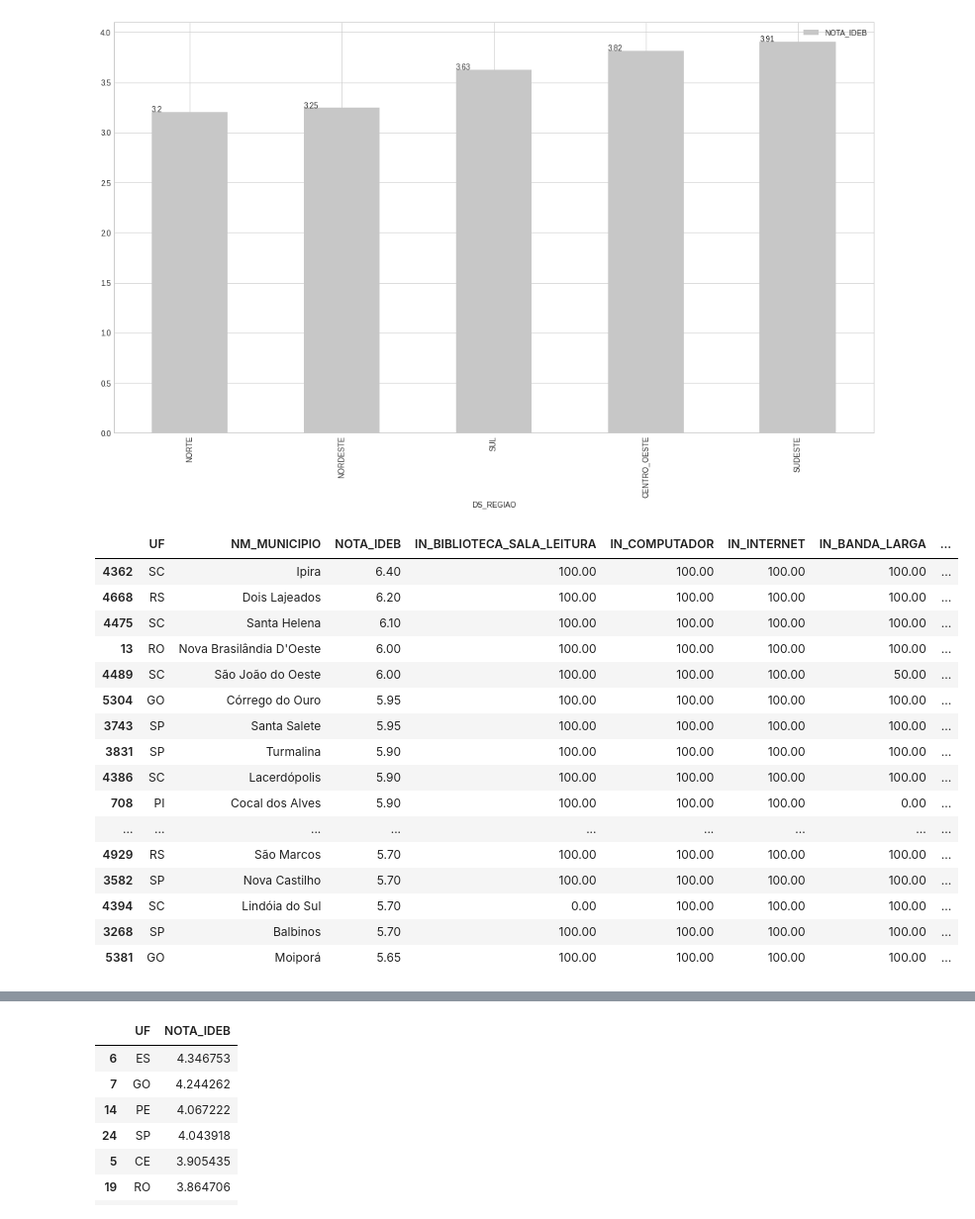
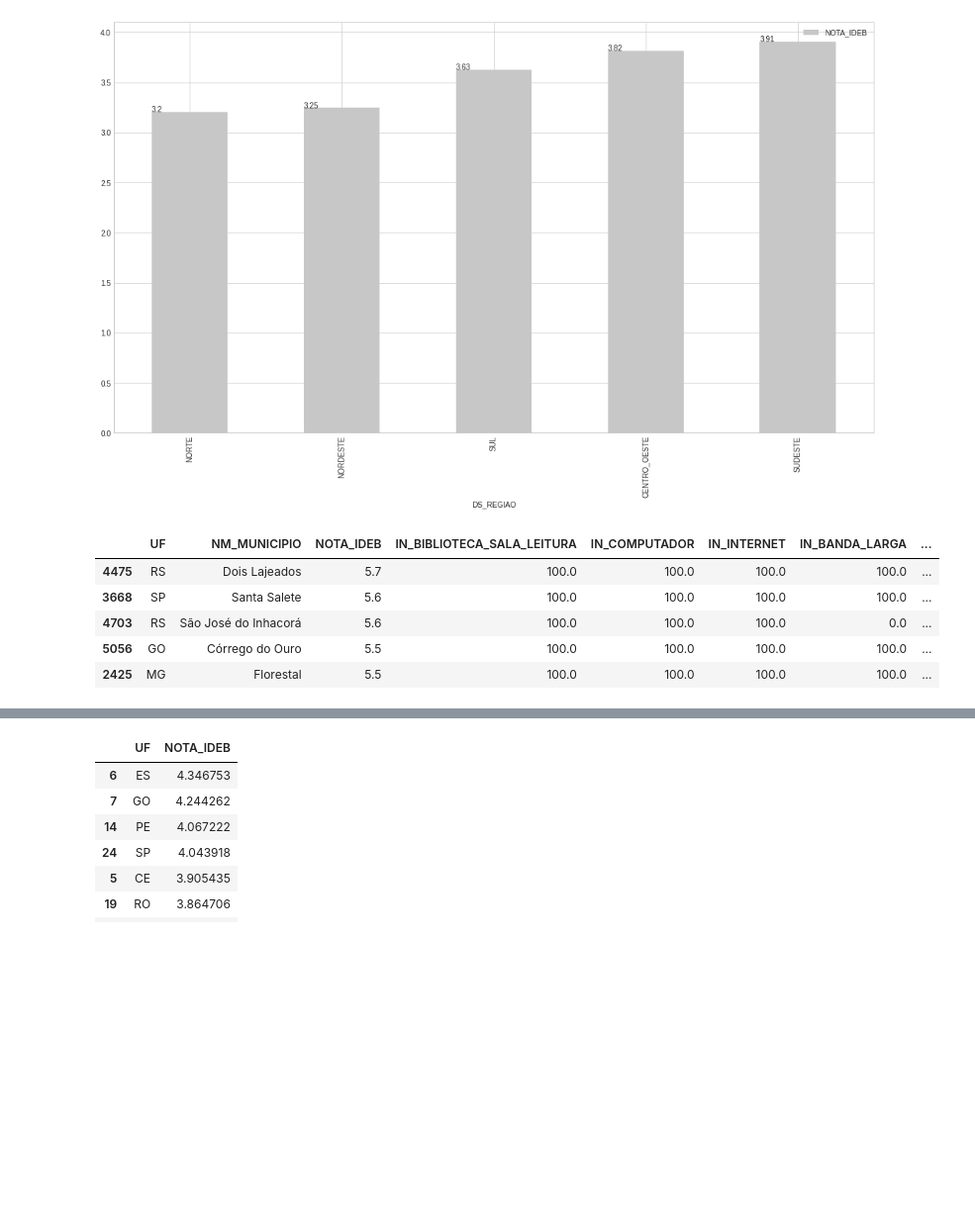
Before and after one commit to matteushc/tcc, a Jupyter notebook: 07-juncao_dados.ipynb, the cells around one changed output, grey strips where cells are left out. Shown: that part at 99% size. Cells and saved outputs as stored; diff of their text form; code cells hidden in the pictures; blank space fills up the shorter version.

```diff
--- a/07-juncao_dados.ipynb
+++ b/07-juncao_dados.ipynb
@@ -409,46 +379,35 @@ for p in ax.patches:
 # %%
 final[
         [
          'UF',
          'NM_MUNICIPIO',
          'NOTA_IDEB',
          'IN_BIBLIOTECA_SALA_LEITURA',
          'IN_COMPUTADOR',
          'IN_INTERNET',
          'IN_BANDA_LARGA',
          'IN_LABORATORIO_CIENCIAS',
          'IN_LABORATORIO_INFORMATICA',
          'IN_QUADRA_ESPORTES',
          'IN_AREA_VERDE',
          'IN_DEPENDENCIAS_PNE',
          'IN_LIXO_RECICLA',
          'IN_04_NIVEL_SUPERIOR_COMPLETO',
          'IN_05_POS_GRADUACAO',
          'IN_06_MESTRADO',
          'IN_07_DOUTORADO',
          'VL_DESPESA_PAG_ED_CID',
-         'PROP_EDU_INV'
+         'VL_RECEITA_CID'
         ]
     ] \
-    [final['NOTA_IDEB'] > 5].sort_values(by=['NOTA_IDEB'], ascending=False).head(20)
+    [final['NOTA_IDEB'] > 5].sort_values(by=['NOTA_IDEB'], ascending=False).head()
 # %% [output]
 |  | UF | NM_MUNICIPIO | NOTA_IDEB | IN_BIBLIOTECA_SALA_LEITURA | IN_COMPUTADOR | IN_INTERNET | IN_BANDA_LARGA | ... |
-| 4362 | SC | Ipira | 6.40 | 100.00 | 100.00 | 100.00 | 100.00 | ... |
-| 4668 | RS | Dois Lajeados | 6.20 | 100.00 | 100.00 | 100.00 | 100.00 | ... |
-| 4475 | SC | Santa Helena | 6.10 | 100.00 | 100.00 | 100.00 | 100.00 | ... |
-| 13 | RO | Nova Brasilândia D'Oeste | 6.00 | 100.00 | 100.00 | 100.00 | 100.00 | ... |
-| 4489 | SC | São João do Oeste | 6.00 | 100.00 | 100.00 | 100.00 | 50.00 | ... |
-| 5304 | GO | Córrego do Ouro | 5.95 | 100.00 | 100.00 | 100.00 | 100.00 | ... |
-| 3743 | SP | Santa Salete | 5.95 | 100.00 | 100.00 | 100.00 | 100.00 | ... |
-| 3831 | SP | Turmalina | 5.90 | 100.00 | 100.00 | 100.00 | 100.00 | ... |
-| 4386 | SC | Lacerdópolis | 5.90 | 100.00 | 100.00 | 100.00 | 100.00 | ... |
-| 708 | PI | Cocal dos Alves | 5.90 | 100.00 | 100.00 | 100.00 | 0.00 | ... |
-| ... | ... | ... | ... | ... | ... | ... | ... | ... |
-| 4929 | RS | São Marcos | 5.70 | 100.00 | 100.00 | 100.00 | 100.00 | ... |
-| 3582 | SP | Nova Castilho | 5.70 | 100.00 | 100.00 | 100.00 | 100.00 | ... |
-| 4394 | SC | Lindóia do Sul | 5.70 | 0.00 | 100.00 | 100.00 | 100.00 | ... |
-| 3268 | SP | Balbinos | 5.70 | 100.00 | 100.00 | 100.00 | 100.00 | ... |
-| 5381 | GO | Moiporá | 5.65 | 100.00 | 100.00 | 100.00 | 100.00 | ... |
+| 4475 | RS | Dois Lajeados | 5.7 | 100.0 | 100.0 | 100.0 | 100.0 | ... |
+| 3668 | SP | Santa Salete | 5.6 | 100.0 | 100.0 | 100.0 | 100.0 | ... |
+| 4703 | RS | São José do Inhacorá | 5.6 | 100.0 | 100.0 | 100.0 | 0.0 | ... |
+| 5056 | GO | Córrego do Ouro | 5.5 | 100.0 | 100.0 | 100.0 | 100.0 | ... |
+| 2425 | MG | Florestal | 5.5 | 100.0 | 100.0 | 100.0 | 100.0 | ... |
 # %%
 final[
         [
```
Also changed, not shown: parts of 11 cells of this notebook, 2 other files.
